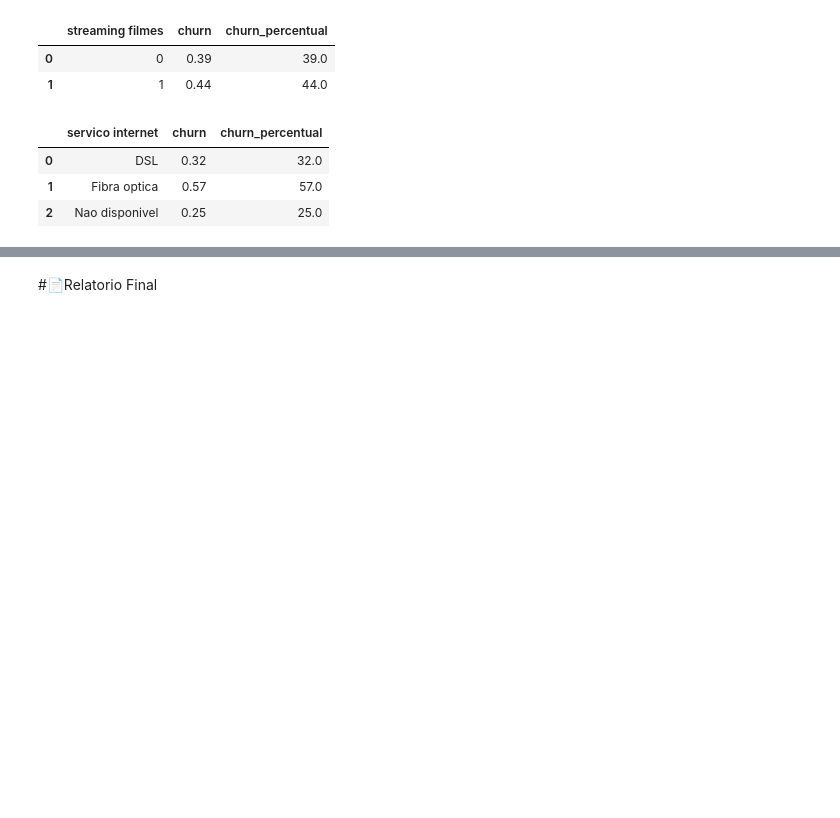
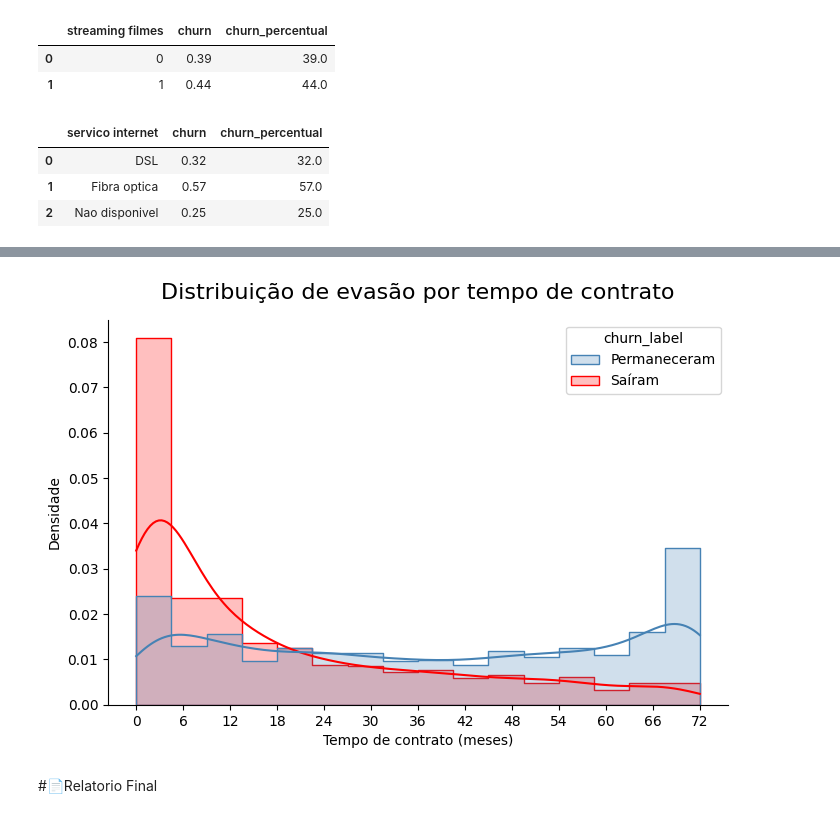
Before and after one commit to DaDosValle/telecomX_Churn, a Jupyter notebook: ETL_EDA_TELECOMX_27_12_2025.ipynb, the cells around one changed output, grey strips where cells are left out. Drawn from its saved outputs; the diff is of its cells as text; code cells hidden in the pictures; blank space fills up the shorter version.

```diff
--- a/ETL_EDA_TELECOMX_27_12_2025.ipynb
+++ b/ETL_EDA_TELECOMX_27_12_2025.ipynb
@@ -775,3 +791,30 @@ plt.show()
+# %%
+plt.figure(figsize=(8,5))
+
+sns.histplot(
+    data=dados_churn_analise,
+    x='tempo contrato',  # ajuste o nome conforme seu dataframe
+    hue='churn_label',
+    kde=True,
+    palette={'Permaneceram':'steelblue', 'Saíram':'red'},
+    element='step',
+    stat='density',
+    common_norm=False
+)
+
+max_x = dados_churn_analise['tempo contrato'].max()
+ticks = np.arange(0, max_x + 6, 6)  # ticks a cada 6 meses
+
+plt.xticks(ticks)  # ajuste os ticks no eixo x (tempo de contrato)
+
+plt.title('Distribuição de evasão por tempo de contrato', fontsize=16, pad=15)
+plt.xlabel('Tempo de contrato (meses)')
+plt.ylabel('Densidade')
+
+sns.despine()
+plt.show()
+# %% [output]
+[figure, added]
 # %% [markdown]
 
 
```
Also changed, not shown: parts of 20 cells of this notebook.
